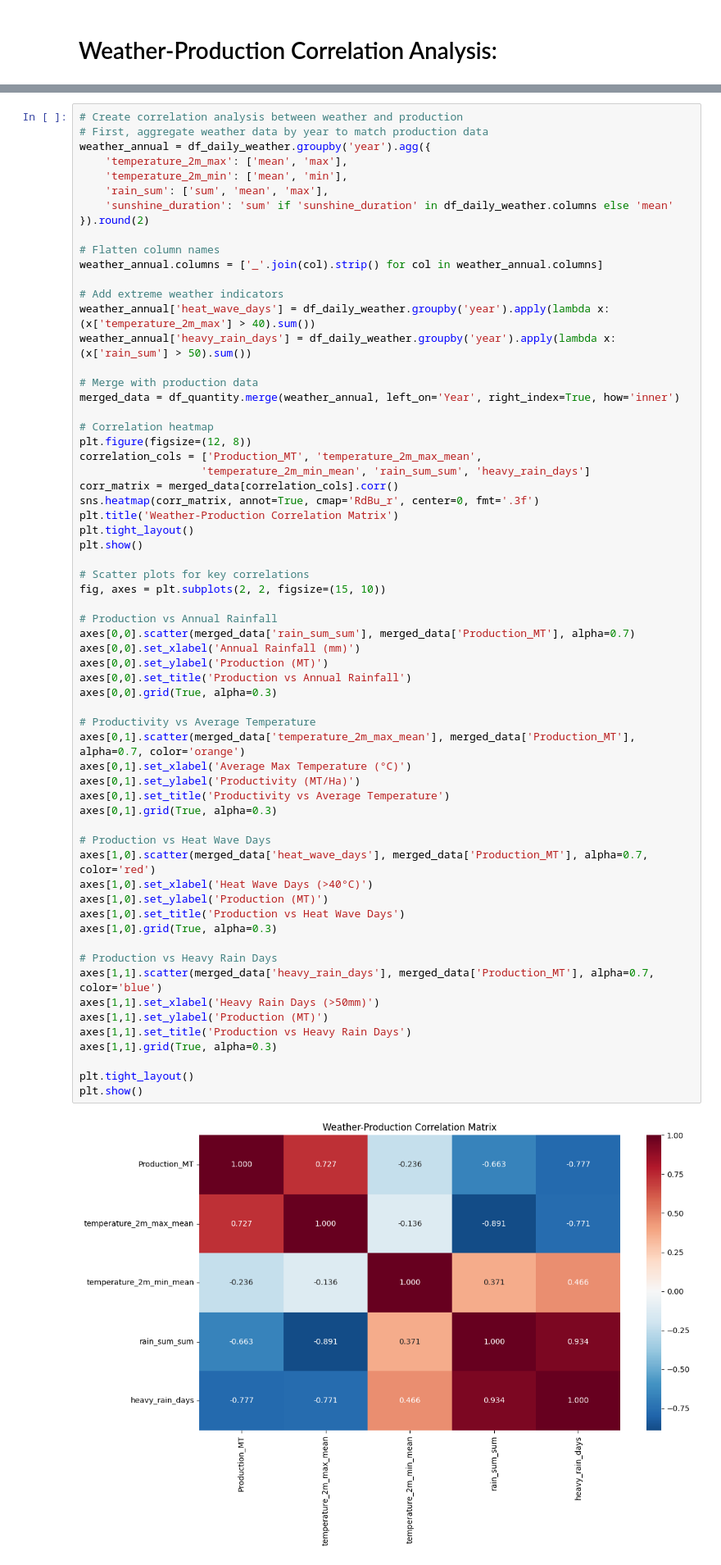
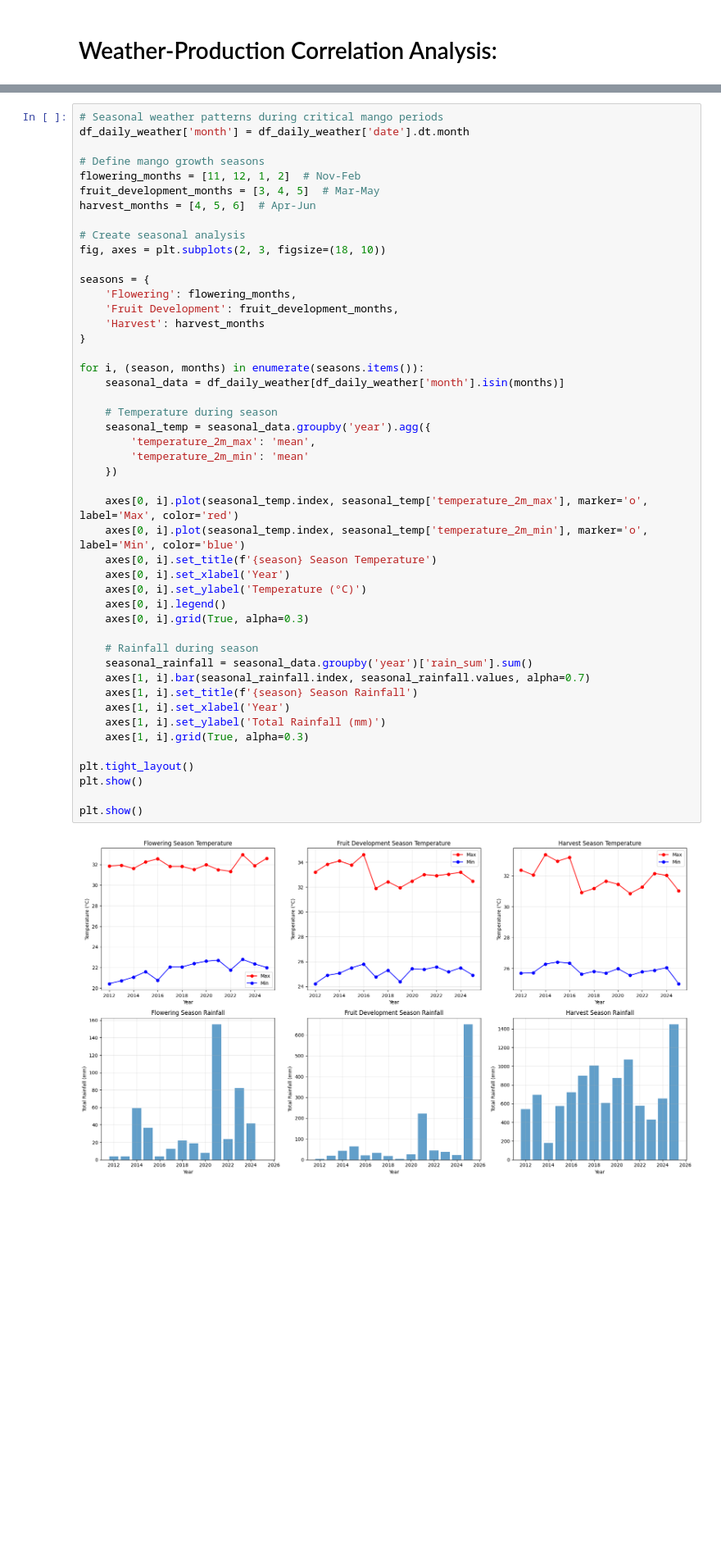
Before and after one commit to loijunator/mango-price-predict, a Jupyter notebook: quantity_analysis.ipynb, the cells around one changed output, grey strips where cells are left out. Shown at 82% size. Drawn from its saved outputs; the diff is of its cells as text; blank space fills up the shorter version.

```diff
--- a/quantity_analysis.ipynb
+++ b/quantity_analysis.ipynb
@@ -155,65 +239,49 @@ plt.tight_layout()
 # %%
-# Create correlation analysis between weather and production
-# First, aggregate weather data by year to match production data
-weather_annual = df_daily_weather.groupby('year').agg({
-    'temperature_2m_max': ['mean', 'max'],
-    'temperature_2m_min': ['mean', 'min'],
-    'rain_sum': ['sum', 'mean', 'max'],
-    'sunshine_duration': 'sum' if 'sunshine_duration' in df_daily_weather.columns else 'mean'
-}).round(2)
+# Seasonal weather patterns during critical mango periods
+df_daily_weather['month'] = df_daily_weather['date'].dt.month
 
-# Flatten column names
-weather_annual.columns = ['_'.join(col).strip() for col in weather_annual.columns]
+# Define mango growth seasons
+flowering_months = [11, 12, 1, 2]  # Nov-Feb
+fruit_development_months = [3, 4, 5]  # Mar-May
+harvest_months = [4, 5, 6]  # Apr-Jun
 
-# Add extreme weather indicators
-weather_annual['heat_wave_days'] = df_daily_weather.groupby('year').apply(lambda x: (x['temperature_2m_max'] > 40).sum())
-weather_annual['heavy_rain_days'] = df_daily_weather.groupby('year').apply(lambda x: (x['rain_sum'] > 50).sum())
+# Create seasonal analysis
+fig, axes = plt.subplots(2, 3, figsize=(18, 10))
 
-# Merge with production data
-merged_data = df_quantity.merge(weather_annual, left_on='Year', right_index=True, how='inner')
+seasons = {
+    'Flowering': flowering_months,
+    'Fruit Development': fruit_development_months,
+    'Harvest': harvest_months
+}
 
-# Correlation heatmap
-plt.figure(figsize=(12, 8))
-correlation_cols = ['Production_MT', 'temperature_2m_max_mean',
-                   'temperature_2m_min_mean', 'rain_sum_sum', 'heavy_rain_days']
-corr_matrix = merged_data[correlation_cols].corr()
-sns.heatmap(corr_matrix, annot=True, cmap='RdBu_r', center=0, fmt='.3f')
-plt.title('Weather-Production Correlation Matrix')
+for i, (season, months) in enumerate(seasons.items()):
+    seasonal_data = df_daily_weather[df_daily_weather['month'].isin(months)]
+
+    # Temperature during season
+    seasonal_temp = seasonal_data.groupby('year').agg({
+        'temperature_2m_max': 'mean',
+        'temperature_2m_min': 'mean'
+    })
+
+    axes[0, i].plot(seasonal_temp.index, seasonal_temp['temperature_2m_max'], marker='o', label='Max', color='red')
+    axes[0, i].plot(seasonal_temp.index, seasonal_temp['temperature_2m_min'], marker='o', label='Min', color='blue')
+    axes[0, i].set_title(f'{season} Season Temperature')
+    axes[0, i].set_xlabel('Year')
+    axes[0, i].set_ylabel('Temperature (°C)')
+    axes[0, i].legend()
+    axes[0, i].grid(True, alpha=0.3)
+
+    # Rainfall during season
+    seasonal_rainfall = seasonal_data.groupby('year')['rain_sum'].sum()
+    axes[1, i].bar(seasonal_rainfall.index, seasonal_rainfall.values, alpha=0.7)
+    axes[1, i].set_title(f'{season} Season Rainfall')
+    axes[1, i].set_xlabel('Year')
+    axes[1, i].set_ylabel('Total Rainfall (mm)')
+    axes[1, i].grid(True, alpha=0.3)
+
 plt.tight_layout()
 plt.show()
 
-# Scatter plots for key correlations
-fig, axes = plt.subplots(2, 2, figsize=(15, 10))
-
-# Production vs Annual Rainfall
-axes[0,0].scatter(merged_data['rain_sum_sum'], merged_data['Production_MT'], alpha=0.7)
-axes[0,0].set_xlabel('Annual Rainfall (mm)')
-axes[0,0].set_ylabel('Production (MT)')
-axes[0,0].set_title('Production vs Annual Rainfall')
-axes[0,0].grid(True, alpha=0.3)
-
-# Productivity vs Average Temperature
-axes[0,1].scatter(merged_data['temperature_2m_max_mean'], merged_data['Production_MT'], alpha=0.7, color='orange')
-axes[0,1].set_xlabel('Average Max Temperature (°C)')
-axes[0,1].set_ylabel('Productivity (MT/Ha)')
-axes[0,1].set_title('Productivity vs Average Temperature')
-axes[0,1].grid(True, alpha=0.3)
-
-# Production vs Heat Wave Days
-axes[1,0].scatter(merged_data['heat_wave_days'], merged_data['Production_MT'], alpha=0.7, color='red')
-axes[1,0].set_xlabel('Heat Wave Days (>40°C)')
-axes[1,0].set_ylabel('Production (MT)')
-axes[1,0].set_title('Production vs Heat Wave Days')
-axes[1,0].grid(True, alpha=0.3)
-
-# Production vs Heavy Rain Days
-axes[1,1].scatter(merged_data['heavy_rain_days'], merged_data['Production_MT'], alpha=0.7, color='blue')
-axes[1,1].set_xlabel('Heavy Rain Days (>50mm)')
-axes[1,1].set_ylabel('Production (MT)')
-axes[1,1].set_title('Production vs Heavy Rain Days')
-axes[1,1].grid(True, alpha=0.3)
-
-plt.tight_layout()
 plt.show()
 # %% [output]
-[figure, old version]
+[figure, new version]
```
Also changed, not shown: parts of 11 cells of this notebook, 2 other files.
